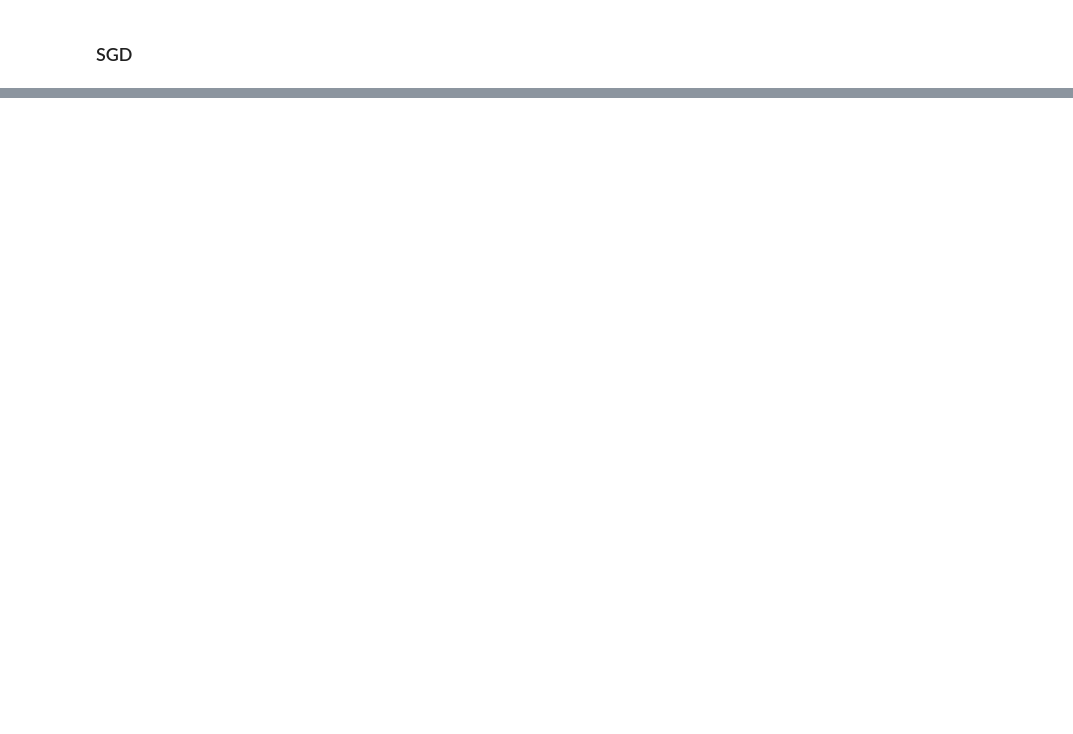
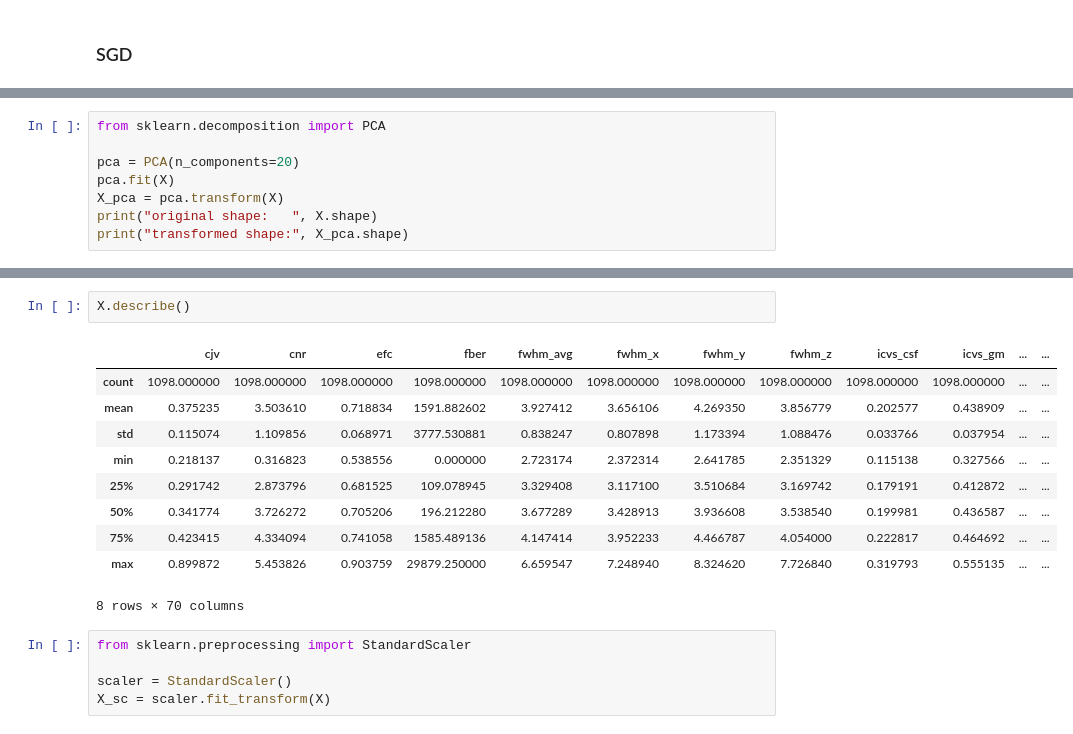
Before and after one commit to suyashdb/NHW2017, a Jupyter notebook: ML_methods_on_ABIDEiqm_motion.ipynb, the cells around one changed output, grey strips where cells are left out. Saved outputs shown, nothing was run; the diff lists cells and outputs as text; blank space fills up the shorter version.

```diff
--- a/ML_methods_on_ABIDEiqm_motion.ipynb
+++ b/ML_methods_on_ABIDEiqm_motion.ipynb
@@ -163,0 +147,8 @@ Name: rater_3, dtype: int64
+# %%
+from sklearn.decomposition import PCA
+
+pca = PCA(n_components=20)
+pca.fit(X)
+X_pca = pca.transform(X)
+print("original shape:   ", X.shape)
+print("transformed shape:", X_pca.shape)
@@ -163,0 +179,18 @@ Name: rater_3, dtype: int64
+# %%
+X.describe()
+# %% [output]
+|  | cjv | cnr | efc | fber | fwhm_avg | fwhm_x | fwhm_y | fwhm_z | icvs_csf | icvs_gm | ... | ... |
+| count | 1098.000000 | 1098.000000 | 1098.000000 | 1098.000000 | 1098.000000 | 1098.000000 | 1098.000000 | 1098.000000 | 1098.000000 | 1098.000000 | ... | ... |
+| mean | 0.375235 | 3.503610 | 0.718834 | 1591.882602 | 3.927412 | 3.656106 | 4.269350 | 3.856779 | 0.202577 | 0.438909 | ... | ... |
+| std | 0.115074 | 1.109856 | 0.068971 | 3777.530881 | 0.838247 | 0.807898 | 1.173394 | 1.088476 | 0.033766 | 0.037954 | ... | ... |
+| min | 0.218137 | 0.316823 | 0.538556 | 0.000000 | 2.723174 | 2.372314 | 2.641785 | 2.351329 | 0.115138 | 0.327566 | ... | ... |
+| 25% | 0.291742 | 2.873796 | 0.681525 | 109.078945 | 3.329408 | 3.117100 | 3.510684 | 3.169742 | 0.179191 | 0.412872 | ... | ... |
+| 50% | 0.341774 | 3.726272 | 0.705206 | 196.212280 | 3.677289 | 3.428913 | 3.936608 | 3.538540 | 0.199981 | 0.436587 | ... | ... |
+| 75% | 0.423415 | 4.334094 | 0.741058 | 1585.489136 | 4.147414 | 3.952233 | 4.466787 | 4.054000 | 0.222817 | 0.464692 | ... | ... |
+| max | 0.899872 | 5.453826 | 0.903759 | 29879.250000 | 6.659547 | 7.248940 | 8.324620 | 7.726840 | 0.319793 | 0.555135 | ... | ... |
+8 rows × 70 columns
+# %%
+from sklearn.preprocessing import StandardScaler
+
+scaler = StandardScaler()
+X_sc = scaler.fit_transform(X)
```
Also changed, not shown: parts of 13 cells of this notebook.
